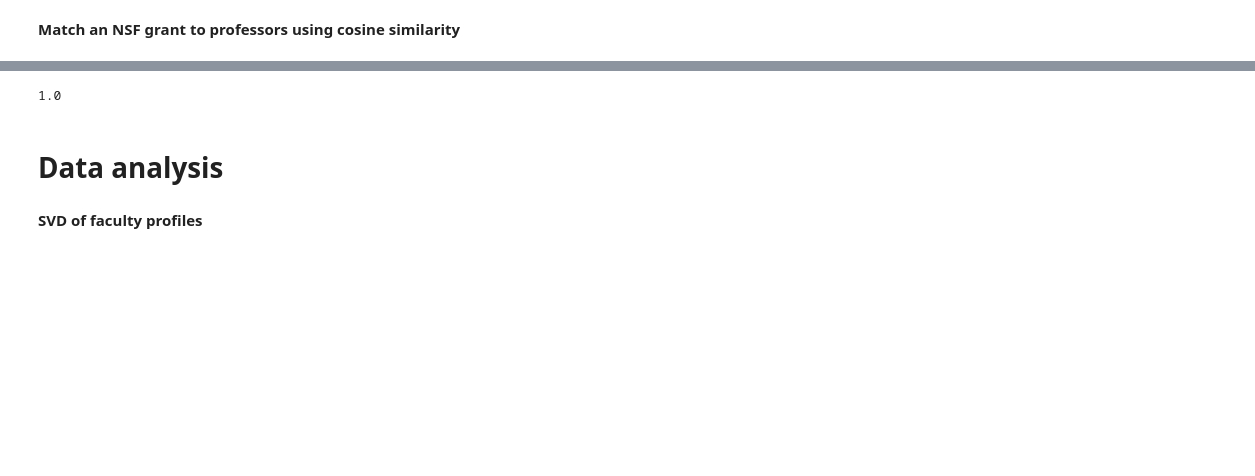
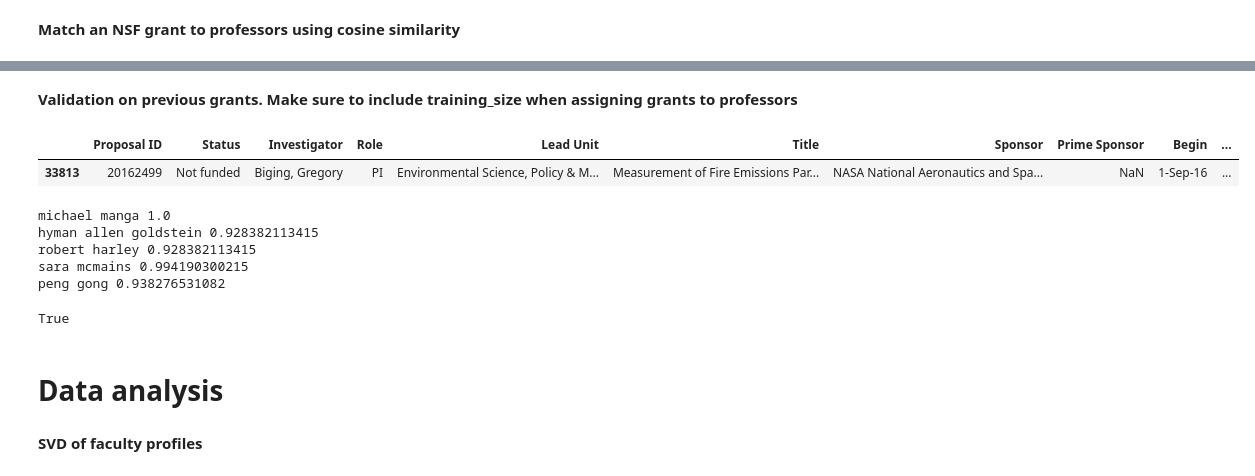
Before and after one commit to jsonchin/BIDS, a Jupyter notebook: modeling/clustering_recommender.ipynb, the cells around one changed output, grey strips where cells are left out. Saved outputs shown, nothing was run; the diff lists cells and outputs as text; code cells hidden in the pictures; blank space fills up the shorter version.

Commit message:
updated clustering recommender

```diff
--- a/modeling/clustering_recommender.ipynb
+++ b/modeling/clustering_recommender.ipynb
@@ -260,7 +331,47 @@ daniel fletcher 0.708476024639
-# %%
-print(np.linalg.norm(training_grant.toarray(), ord=None))
-# %% [output]
-1.0
+# %% [markdown]
+<b>Validation on previous grants. Make sure to include training_size when assigning grants to professors</b>
+# %%
+# Take a random PREVIOUS GRANT and match with professors
+random_index = random.sample((range(training_size, all_faculty_grants_matrix.shape[0])), 1)[0]
+test_grant = all_faculty_grants_matrix[random_index]
+closest_grants = []
+for index in range(training_size):
+    if index in indices_to_skip:
+        continue
+    training_grant = all_faculty_grants_matrix[index]
+    # Uses dot similarity
+    closest_grants.append((np.dot(training_grant, test_grant.T).toarray()[0][0], index))
+    # closest_grants.append((np.dot(training_grant, test_grant.T), index)) <--- For SVD
+
+# Finds the 10 grants that are closest to the test grant
+max_product = max(closest_grants, key=lambda x: x[0])[0]
+closest_grants = [(x[0] / max_product, x[1]) for x in sorted(closest_grants)[-5:]]
+
+clustering_matches = []
+for faculty in faculty_to_grants:
+    faculty_grants = faculty_to_grants[faculty]
+    for value, closest_grant in closest_grants:
+        if closest_grant in faculty_grants:
+            clustering_matches.append((faculty, value))
+
+# Print out test grant, link to grant, and matched faculty
+df_index = random_index - len_grants_history
+test_grant_full = new_grants_df[df_index:df_index + 1]
+display(test_grant_full)
+for faculty, value in clustering_matches:
+    print(faculty, value)
+# %% [output]
+|  | Proposal ID | Status | Investigator | Role | Lead Unit | Title | Sponsor | Prime Sponsor | Begin | ... |
+| 33813 | 20162499 | Not funded | Biging, Gregory | PI | Environmental Science, Policy & M... | Measurement of Fire Emissions Par... | NASA National Aeronautics and Spa... | NaN | 1-Sep-16 | ... |
+michael manga 1.0
+hyman allen goldstein 0.928382113415
+robert harley 0.928382113415
+sara mcmains 0.994190300215
+peng gong 0.938276531082
+# %%
+'gregory biging' in faculty_to_grants
+# %% [output]
+True
 # %% [markdown]
 <h1>Data analysis</h1>
 # %% [markdown]
```
Also changed, not shown: parts of 42 cells of this notebook.
